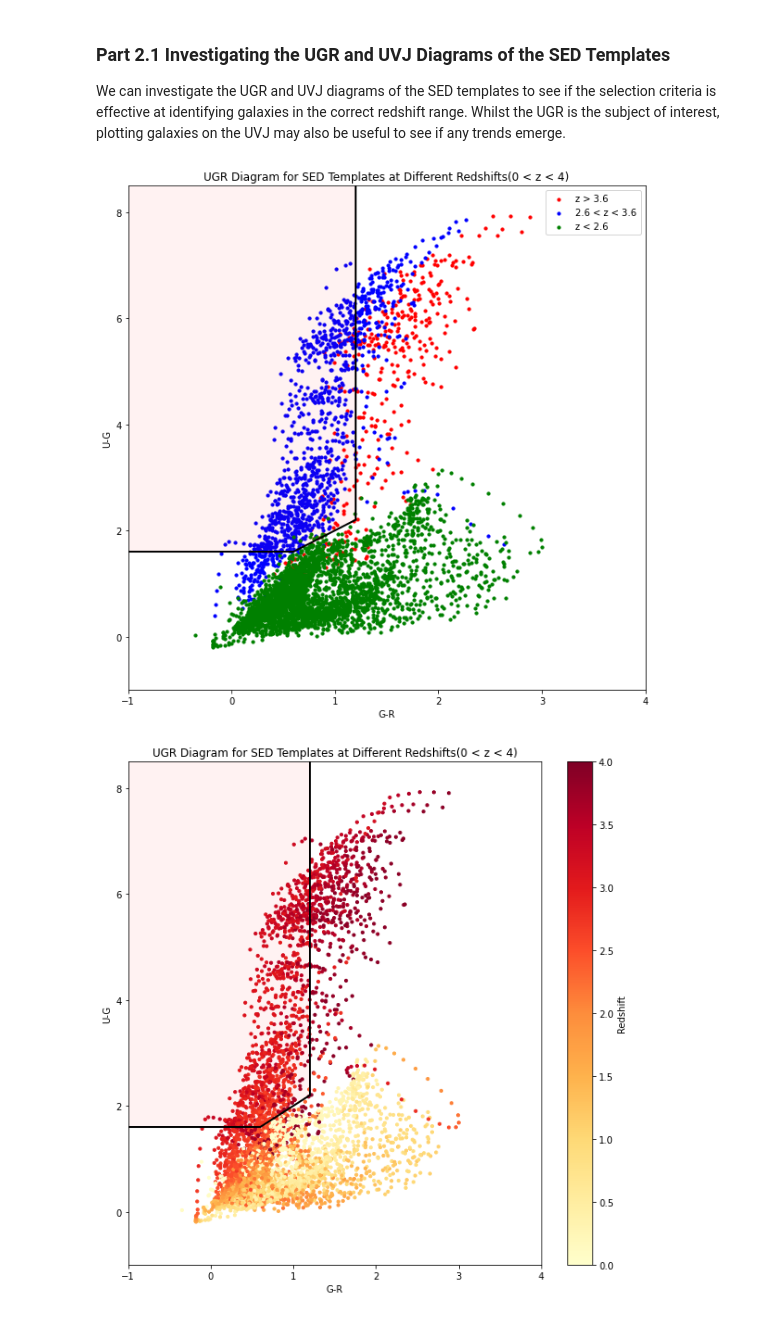
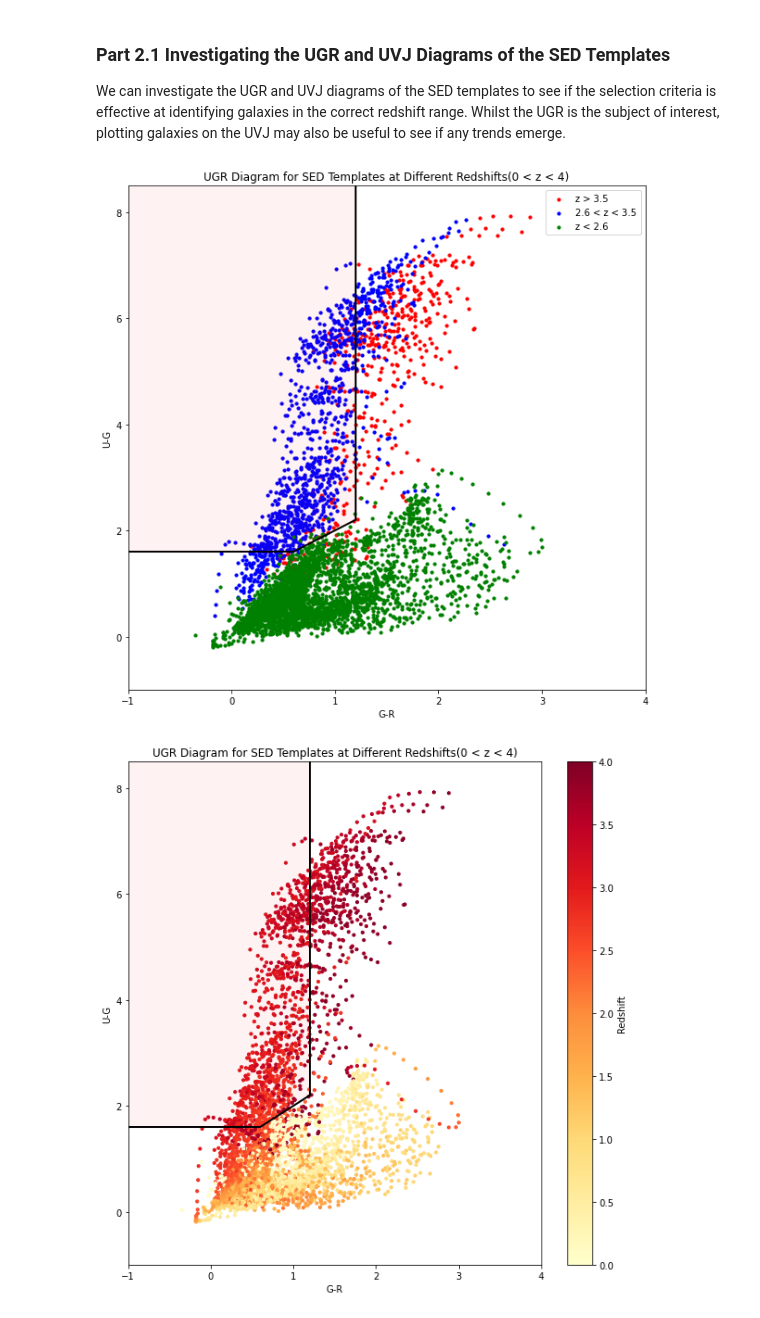
Before and after one commit to mitchellhooymans/LymanBreakActivity, a Jupyter notebook: LymanBreakActivity.ipynb, the cells around one changed output. Saved outputs shown, nothing was run; the diff lists cells and outputs as text; code cells hidden in the pictures.

```diff
--- a/LymanBreakActivity.ipynb
+++ b/LymanBreakActivity.ipynb
@@ -781,29 +806,29 @@ plotting galaxies on the UVJ may also be useful to see if any trends emerge.
 # %%
 # Now we are capable of plotting a UGR and UVJ diagram for the SED templates
 # first explore the UGR diagram
 plt.figure(figsize=(10, 10))
 
 # Plot the UGR diagram for the SED templates at different redshifts
-plt.scatter(gr_colours[(redshifts > 3.6)], ug_colours[(redshifts > 3.6)], c="red", s=10, label="z > 3.6")
-plt.scatter(gr_colours[(redshifts > 2.6)& (redshifts < 3.6)], ug_colours[(redshifts > 2.6)& (redshifts < 3.6)], c="blue", s=10, label="2.6 < z < 3.6")
+plt.scatter(gr_colours[(redshifts > 3.5)], ug_colours[(redshifts > 3.5)], c="red", s=10, label="z > 3.5")
+plt.scatter(gr_colours[(redshifts > 2.6)& (redshifts <= 3.5)], ug_colours[(redshifts > 2.6)& (redshifts <= 3.5)], c="blue", s=10, label="2.6 < z < 3.5")
 plt.scatter(gr_colours[(redshifts < 2.6)], ug_colours[(redshifts < 2.6)], c="green", s=10, label="z < 2.6")
 plt.xlabel("G-R")
 plt.ylabel("U-G")
 plt.title("UGR Diagram for SED Templates at Different Redshifts(0 < z < 4)")
 
 # Additionally we can plot the UGR selection criteria on the UGR diagram
 U_rule = [[1.2,9], [1.2,2.2], [0.6,1.6], [-3,1.6], [-3,9]]
 plt.gca().add_patch(plt.Polygon(U_rule, closed=True, fill=True, facecolor=(1,0,0,0.05), edgecolor=(0,0,0,1), linewidth=2, linestyle='solid')) # This looks like the correct U dropout technique
 
 plt.xlim(-1, 4)
 plt.ylim(-1, 8.5)
 
 plt.legend()
 
 
 plt.show()
 # %% [output]
-[figure, old version]
+[figure, new version]
 # %%
 plt.figure(figsize=(10, 10))
 
```
Also changed, not shown: parts of 35 cells of this notebook.
